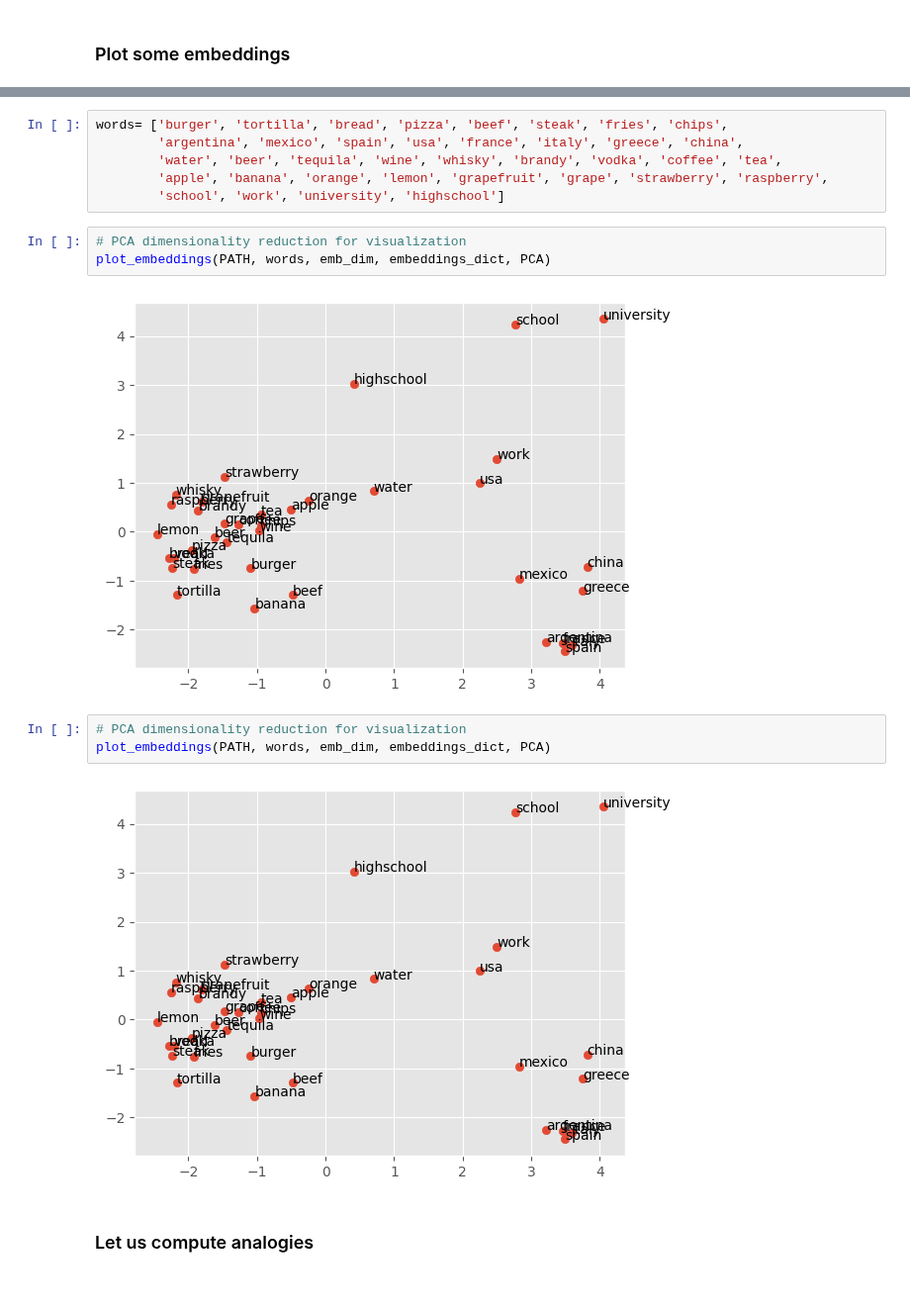
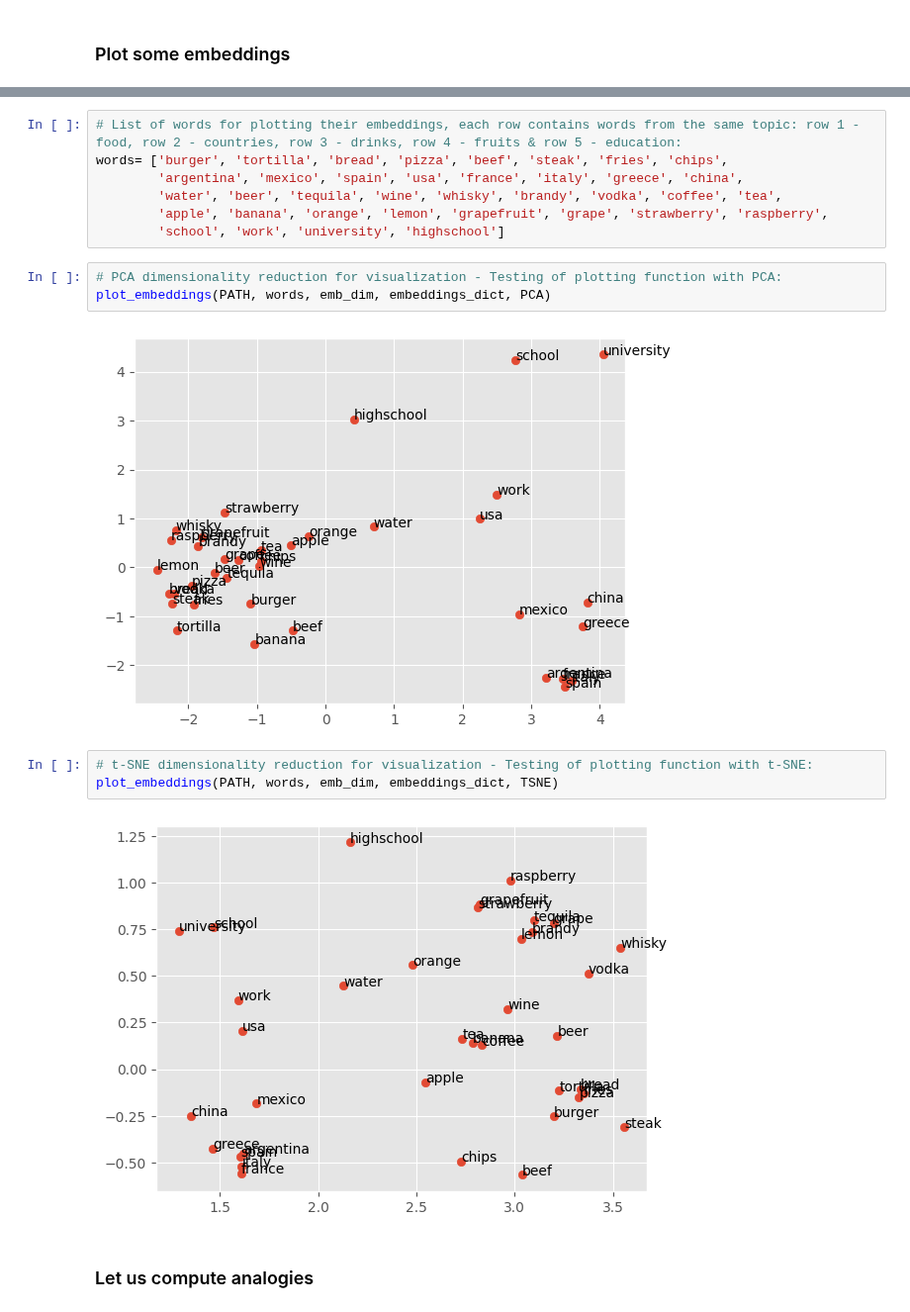
Before and after one commit to andreac941/tutorials, a Jupyter notebook: TC4033_Activity3a_ID01.ipynb, the cells around one changed output, grey strips where cells are left out. Shown at 99% size. Cells and saved outputs as stored; diff of their text form.

```diff
--- a/TC4033_Activity3a_ID01.ipynb
+++ b/TC4033_Activity3a_ID01.ipynb
@@ -140,21 +141,22 @@ def plot_embeddings(emb_path, words2show, emb_dim, embeddings_dict, func = PCA):
     plt.annotate(label, xy=(x, y), xytext=(0, 0), textcoords="offset points")
   plt.show()
 # %%
+# List of words for plotting their embeddings, each row contains words from the same topic: row 1 - food, row 2 - countries, row 3 - drinks, row 4 - fruits & row 5 - education:
 words= ['burger', 'tortilla', 'bread', 'pizza', 'beef', 'steak', 'fries', 'chips',
         'argentina', 'mexico', 'spain', 'usa', 'france', 'italy', 'greece', 'china',
         'water', 'beer', 'tequila', 'wine', 'whisky', 'brandy', 'vodka', 'coffee', 'tea',
         'apple', 'banana', 'orange', 'lemon', 'grapefruit', 'grape', 'strawberry', 'raspberry',
         'school', 'work', 'university', 'highschool']
 # %%
-# PCA dimensionality reduction for visualization
+# PCA dimensionality reduction for visualization - Testing of plotting function with PCA:
 plot_embeddings(PATH, words, emb_dim, embeddings_dict, PCA)
 # %% [output]
 [figure]
 # %%
-# PCA dimensionality reduction for visualization
-plot_embeddings(PATH, words, emb_dim, embeddings_dict, PCA)
+# t-SNE dimensionality reduction for visualization - Testing of plotting function with t-SNE:
+plot_embeddings(PATH, words, emb_dim, embeddings_dict, TSNE)
 # %% [output]
-[figure, old version]
+[figure, new version]
 # %% [markdown]
 ### Let us compute analogies
 # %%
```
Also changed, not shown: parts of 1 cell of this notebook.
